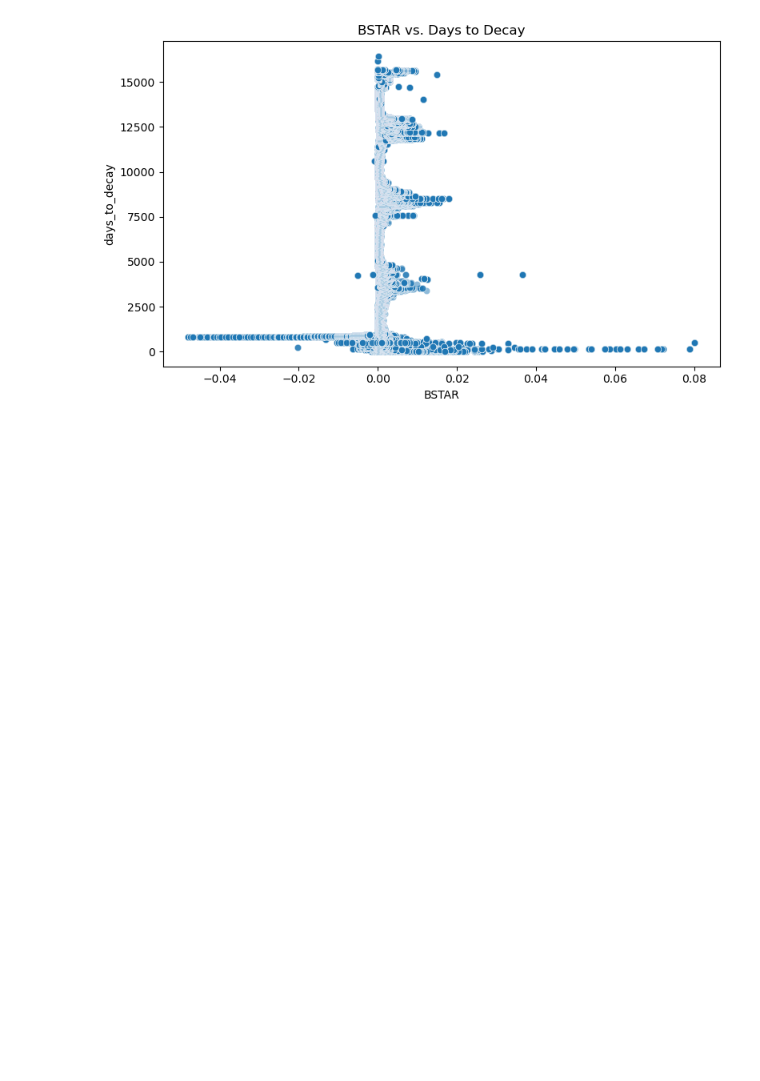
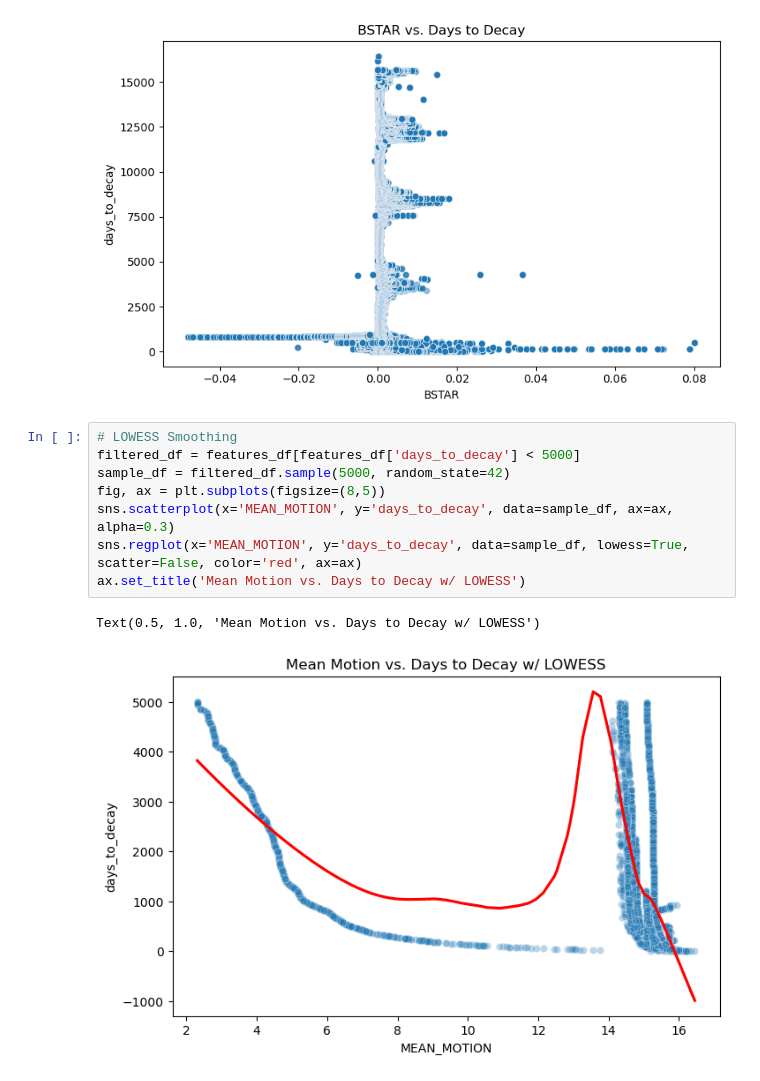
Before and after one commit to tashhalex/DDI-Capstone-Project, a Jupyter notebook: notebooks/clean_eda.ipynb, the cells around one changed output. Drawn from its saved outputs; the diff is of its cells as text; blank space fills up the shorter version.

Commit message:
Added LOWESS to clean_eda notebook

```diff
--- a/notebooks/clean_eda.ipynb
+++ b/notebooks/clean_eda.ipynb
@@ -179,3 +180,14 @@ for feature in ['MEAN_MOTION', 'ECCENTRICITY', 'INCLINATION', 'BSTAR']:
 [figure]
 [figure]
 [figure]
+# %%
+# LOWESS Smoothing
+filtered_df = features_df[features_df['days_to_decay'] < 5000]
+sample_df = filtered_df.sample(5000, random_state=42)
+fig, ax = plt.subplots(figsize=(8,5))
+sns.scatterplot(x='MEAN_MOTION', y='days_to_decay', data=sample_df, ax=ax, alpha=0.3)
+sns.regplot(x='MEAN_MOTION', y='days_to_decay', data=sample_df, lowess=True, scatter=False, color='red', ax=ax)
+ax.set_title('Mean Motion vs. Days to Decay w/ LOWESS')
+# %% [output]
+Text(0.5, 1.0, 'Mean Motion vs. Days to Decay w/ LOWESS')
+[figure, added]
```
Also changed, not shown: parts of 1 cell of this notebook.
